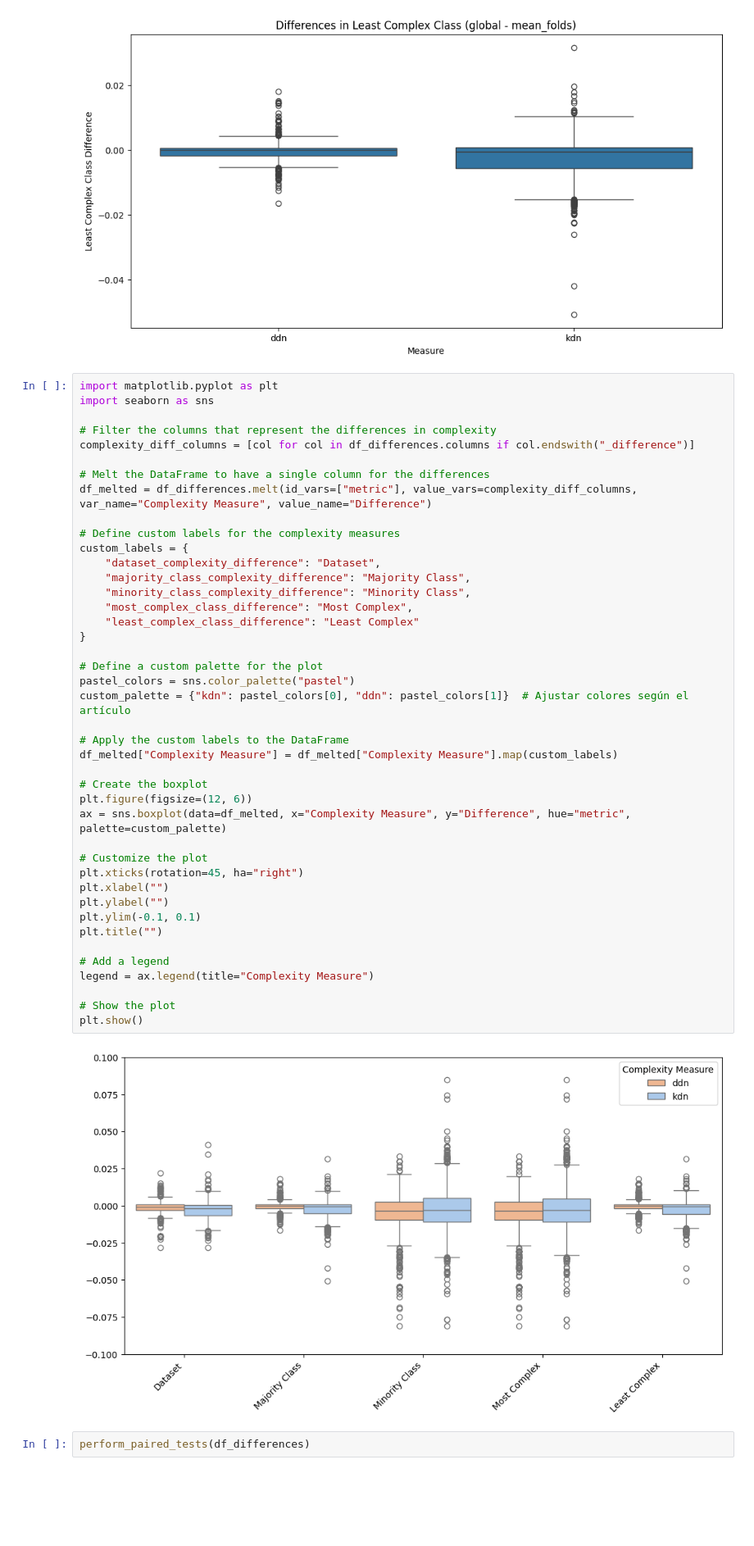
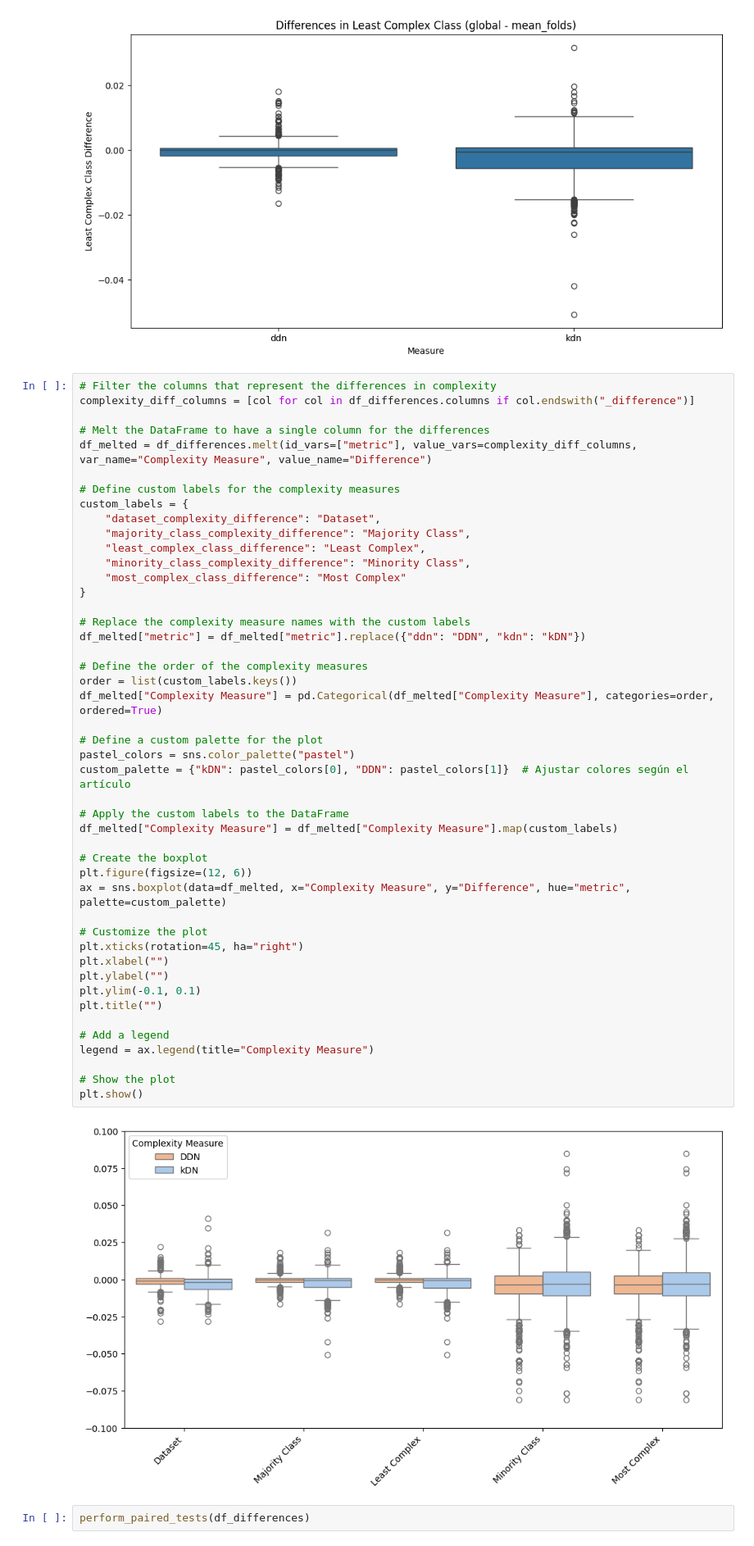
Before and after one commit to URJCDSLab/dynamic_disagreeing_neighbors, a Jupyter notebook: notebooks/4_comparison_of_complexity_measures_cv_vs_global.ipynb, the cells around one changed output. Shown at 82% size. Drawn from its saved outputs; the diff is of its cells as text; blank space fills up the shorter version.

Commit message:
<REFACTOR> Add complexity differences plotting function for improved analysis

```diff
--- a/notebooks/4_comparison_of_complexity_measures_cv_vs_global.ipynb
+++ b/notebooks/4_comparison_of_complexity_measures_cv_vs_global.ipynb
@@ -39,9 +41,6 @@ plot_individual_complexity_differences(df_differences)
 [figure]
 [figure]
 # %%
-import matplotlib.pyplot as plt
-import seaborn as sns
-
 # Filter the columns that represent the differences in complexity
 complexity_diff_columns = [col for col in df_differences.columns if col.endswith("_difference")]
 
@@ -51,37 +50,44 @@ df_melted = df_differences.melt(id_vars=["metric"], value_vars=complexity_diff_c
 # Define custom labels for the complexity measures
 custom_labels = {
     "dataset_complexity_difference": "Dataset",
     "majority_class_complexity_difference": "Majority Class",
+    "least_complex_class_difference": "Least Complex",
     "minority_class_complexity_difference": "Minority Class",
-    "most_complex_class_difference": "Most Complex",
-    "least_complex_class_difference": "Least Complex"
+    "most_complex_class_difference": "Most Complex"
 }
+
+# Replace the complexity measure names with the custom labels
+df_melted["metric"] = df_melted["metric"].replace({"ddn": "DDN", "kdn": "kDN"})
+
+# Define the order of the complexity measures
+order = list(custom_labels.keys())
+df_melted["Complexity Measure"] = pd.Categorical(df_melted["Complexity Measure"], categories=order, ordered=True)
 
 # Define a custom palette for the plot
 pastel_colors = sns.color_palette("pastel")
-custom_palette = {"kdn": pastel_colors[0], "ddn": pastel_colors[1]}  # Ajustar colores según el artículo
+custom_palette = {"kDN": pastel_colors[0], "DDN": pastel_colors[1]}  # Ajustar colores según el artículo
 
 # Apply the custom labels to the DataFrame
 df_melted["Complexity Measure"] = df_melted["Complexity Measure"].map(custom_labels)
 
 # Create the boxplot
 plt.figure(figsize=(12, 6))
 ax = sns.boxplot(data=df_melted, x="Complexity Measure", y="Difference", hue="metric", palette=custom_palette)
 
 # Customize the plot
 plt.xticks(rotation=45, ha="right")
 plt.xlabel("")
 plt.ylabel("")
 plt.ylim(-0.1, 0.1)
 plt.title("")
 
 # Add a legend
 legend = ax.legend(title="Complexity Measure")
 
 # Show the plot
 plt.show()
 # %% [output]
-[figure, old version]
+[figure, new version]
 # %%
 perform_paired_tests(df_differences)
 # %% [output]
```
Also changed, not shown: parts of 1 cell of this notebook, 2 other files.
